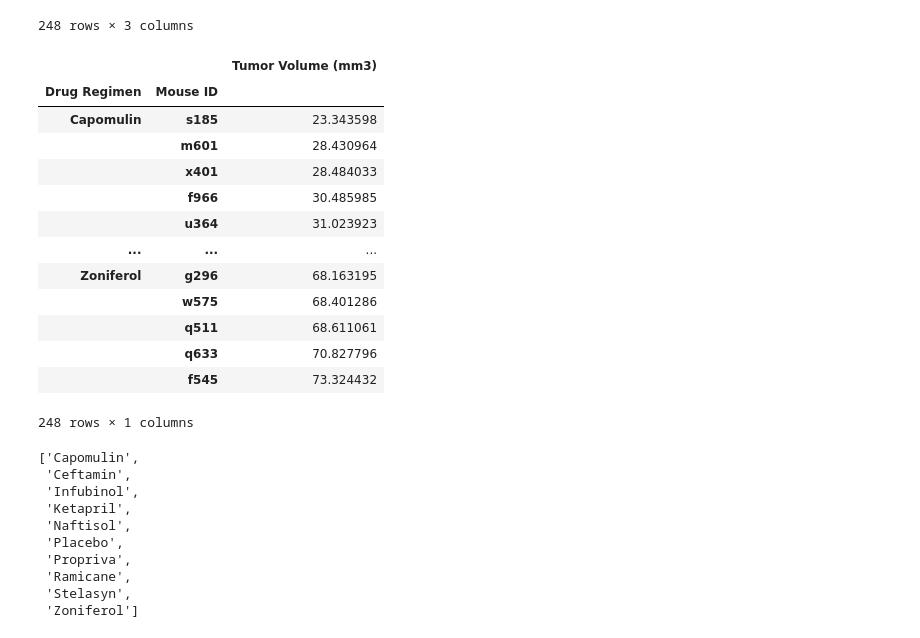
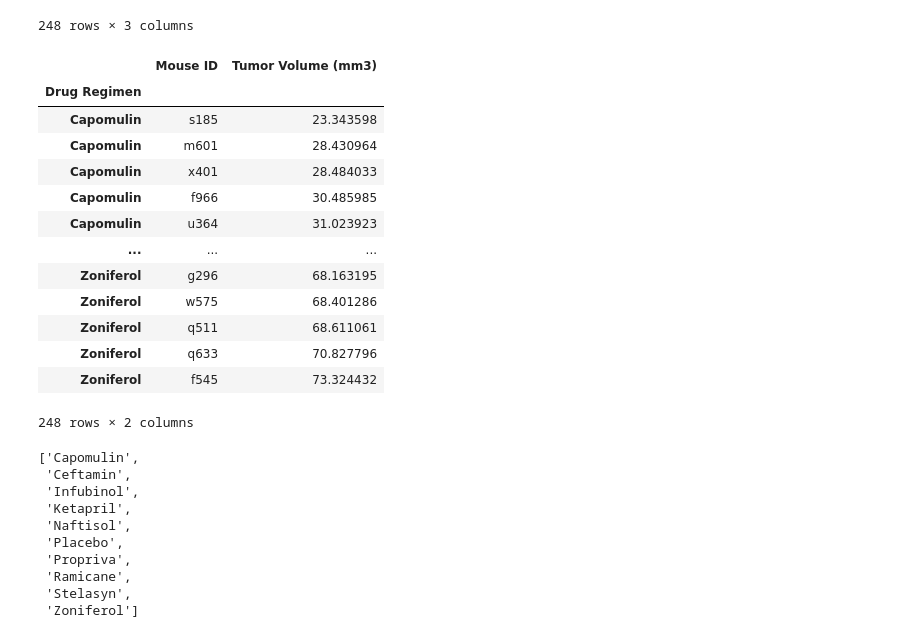
Before and after one commit to c-pompa/Py-maceuticals_Report, a Jupyter notebook: Pymaceuticals_Report.ipynb, the cells around one changed output. Saved outputs shown, nothing was run; the diff lists cells and outputs as text; code cells hidden in the pictures.

```diff
--- a/pymaceuticals_starter.ipynb
+++ b/Pymaceuticals_Report.ipynb
@@ -314,23 +447,23 @@ filtered_final_tumor_volume_df
 | 1892 | z969 | Naftisol | 73.867845 |
 248 rows × 3 columns
 # %%
-new_index = filtered_final_tumor_volume_df.set_index(['Drug Regimen','Mouse ID']).sort_values(by=['Drug Regimen','Tumor Volume (mm3)'])
+new_index = filtered_final_tumor_volume_df.set_index(['Drug Regimen']).sort_values(by=['Drug Regimen','Tumor Volume (mm3)'], ascending=True)
 new_index
 # %% [output]
-|  |  | Tumor Volume (mm3) |
-| Drug Regimen | Mouse ID |  |
+|  | Mouse ID | Tumor Volume (mm3) |
+| Drug Regimen |  |  |
 | Capomulin | s185 | 23.343598 |
-|  | m601 | 28.430964 |
-|  | x401 | 28.484033 |
-|  | f966 | 30.485985 |
-|  | u364 | 31.023923 |
+| Capomulin | m601 | 28.430964 |
+| Capomulin | x401 | 28.484033 |
+| Capomulin | f966 | 30.485985 |
+| Capomulin | u364 | 31.023923 |
 | ... | ... | ... |
 | Zoniferol | g296 | 68.163195 |
-|  | w575 | 68.401286 |
-|  | q511 | 68.611061 |
-|  | q633 | 70.827796 |
-|  | f545 | 73.324432 |
+| Zoniferol | w575 | 68.401286 |
+| Zoniferol | q511 | 68.611061 |
+| Zoniferol | q633 | 70.827796 |
+| Zoniferol | f545 | 73.324432 |
-248 rows × 1 columns
+248 rows × 2 columns
 # %%
 regimen_list = new_index.index.unique('Drug Regimen').to_list()
 regimen_list
```
Also changed, not shown: parts of 20 cells of this notebook.
